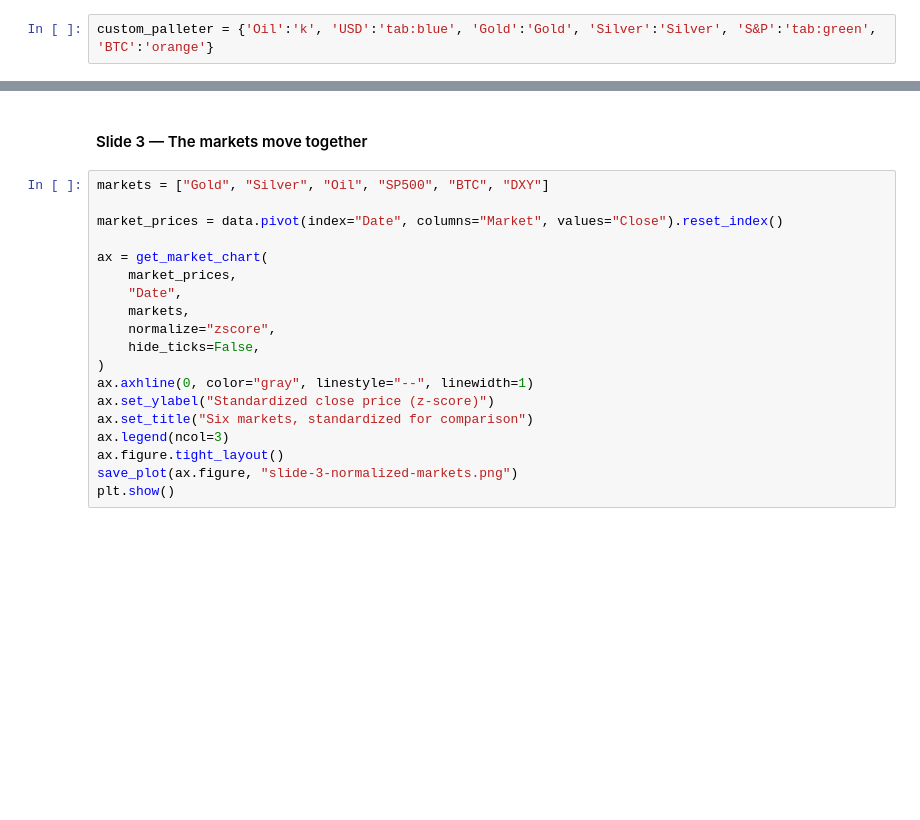
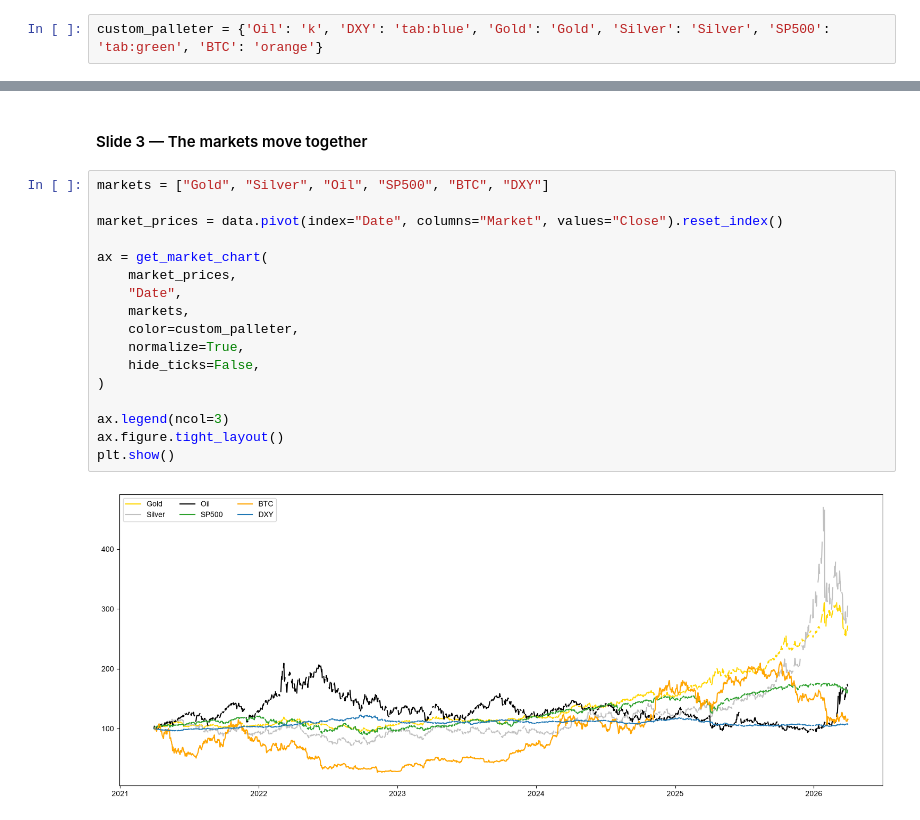
Before and after one commit to Bloodphilic/AlgoStalk, a Jupyter notebook: course/TimeSeries/VAR/code/VAR_Concepts_Investigation.ipynb, the cells around one changed output, grey strips where cells are left out. Cells and saved outputs as stored; diff of their text form; blank space fills up the shorter version.

Commit message:
Var slide 35

```diff
--- a/course/TimeSeries/VAR/code/VAR_Concepts_Investigation.ipynb
+++ b/course/TimeSeries/VAR/code/VAR_Concepts_Investigation.ipynb
@@ -38,5 +41,5 @@ data.head()
 # %%
-custom_palleter = {'Oil':'k', 'USD':'tab:blue', 'Gold':'Gold', 'Silver':'Silver', 'S&P':'tab:green', 'BTC':'orange'}
+custom_palleter = {'Oil': 'k', 'DXY': 'tab:blue', 'Gold': 'Gold', 'Silver': 'Silver', 'SP500': 'tab:green', 'BTC': 'orange'}
 # %% [markdown]
 #### Slide 1
 # %%
@@ -101,19 +115,19 @@ plt.show()
 # %%
 markets = ["Gold", "Silver", "Oil", "SP500", "BTC", "DXY"]
 
 market_prices = data.pivot(index="Date", columns="Market", values="Close").reset_index()
 
 ax = get_market_chart(
     market_prices,
     "Date",
     markets,
-    normalize="zscore",
+    color=custom_palleter,
+    normalize=True,
     hide_ticks=False,
 )
-ax.axhline(0, color="gray", linestyle="--", linewidth=1)
-ax.set_ylabel("Standardized close price (z-score)")
-ax.set_title("Six markets, standardized for comparison")
+
 ax.legend(ncol=3)
 ax.figure.tight_layout()
-save_plot(ax.figure, "slide-3-normalized-markets.png")
 plt.show()
+# %% [output]
+[figure, added]
```
Also changed, not shown: parts of 90 cells of this notebook, 8 other files.
